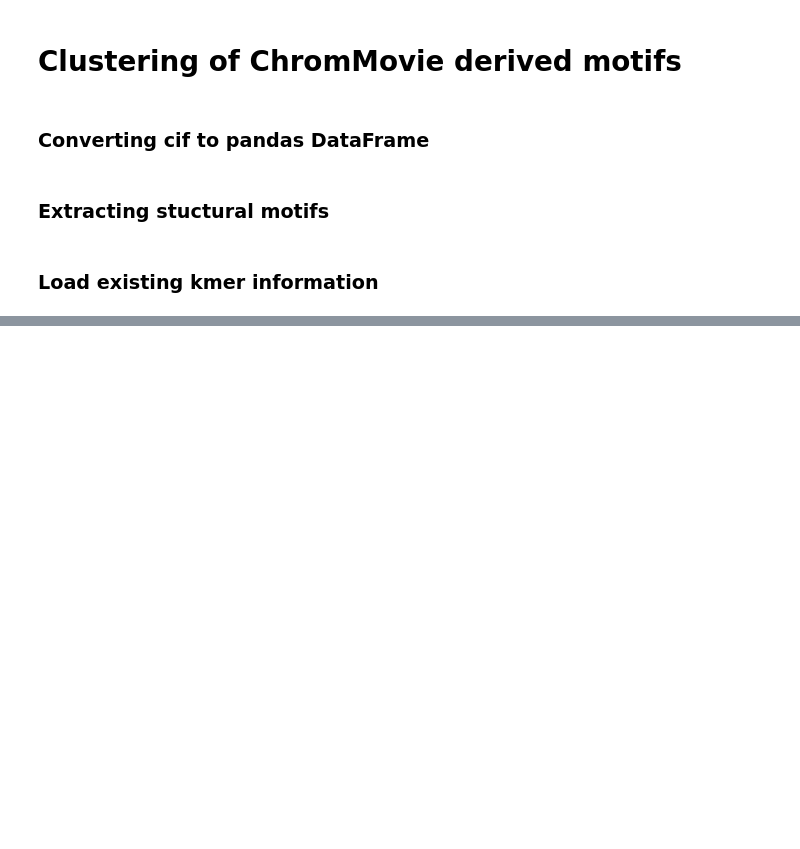
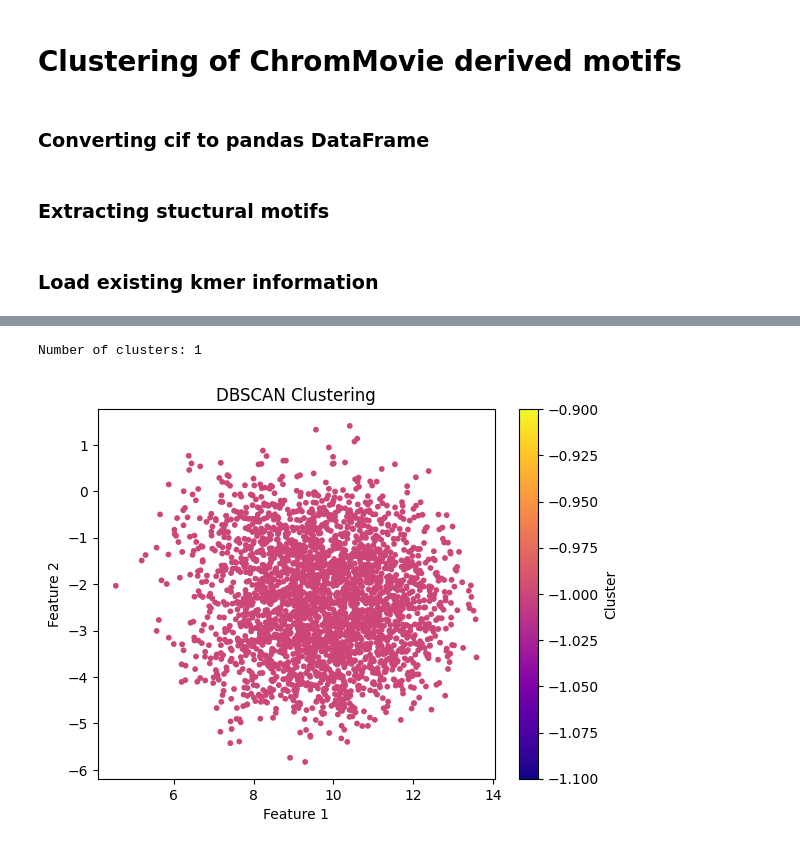
Before and after one commit to SFGLab/Team8_PhaseSpecific_Chromatin_Changes, a Jupyter notebook: 3D_models_structure_clustering.ipynb, the cells around one changed output, grey strips where cells are left out. Saved outputs shown, nothing was run; the diff lists cells and outputs as text; code cells hidden in the pictures; blank space fills up the shorter version.

```diff
--- a/3D_models_structure_clustering.ipynb
+++ b/3D_models_structure_clustering.ipynb
@@ -170,0 +279,17 @@ plt.show()
+# %%
+dbscan = DBSCAN(eps=2.0, min_samples=10)
+labels = dbscan.fit_predict(data_scaled)
+
+print(f"Number of clusters: {len(np.unique(labels))}")
+# score = silhouette_score(data_scaled, labels)
+# print(f"Silhouette Score: {score:.2f}")
+
+plt.scatter(data_scaled[:, 0], data_scaled[:, 1], c=labels, cmap='plasma', s=10)
+plt.title('DBSCAN Clustering')
+plt.xlabel('Feature 1')
+plt.ylabel('Feature 2')
+plt.colorbar(label='Cluster')
+plt.show()
+# %% [output]
+Number of clusters: 1
+[figure, added]
```
Also changed, not shown: parts of 22 cells of this notebook.
